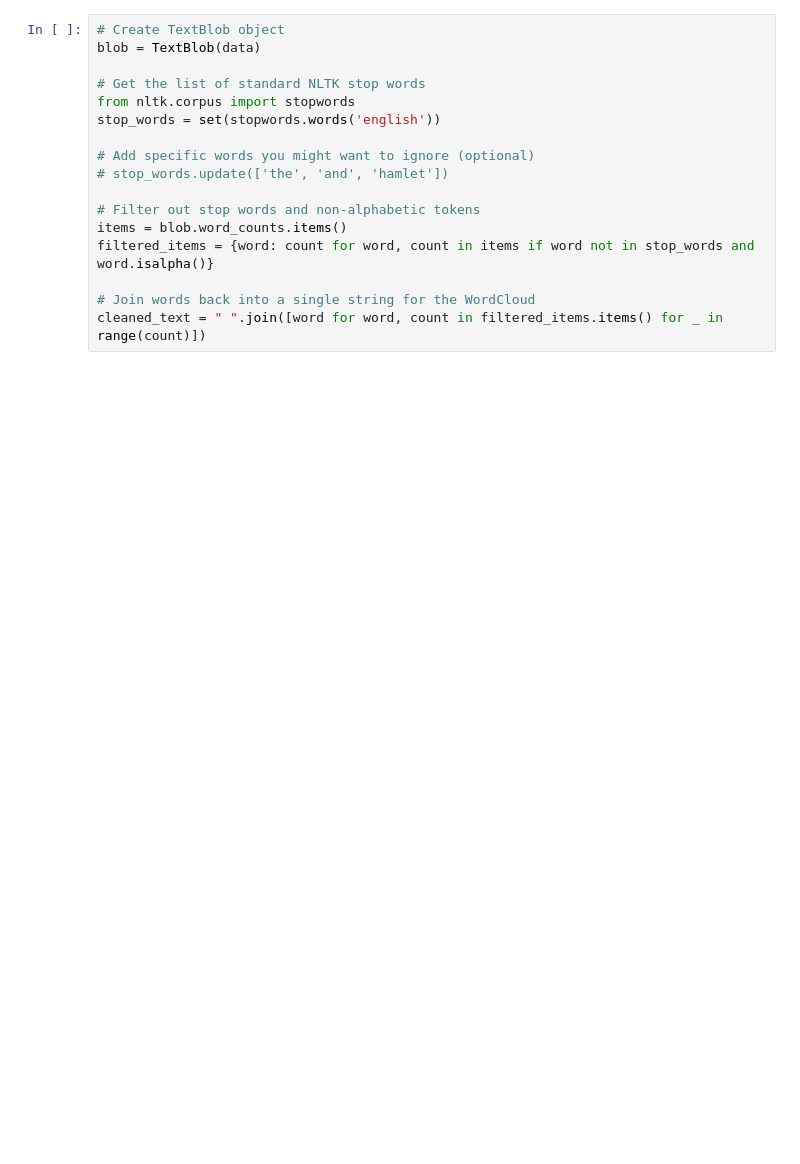
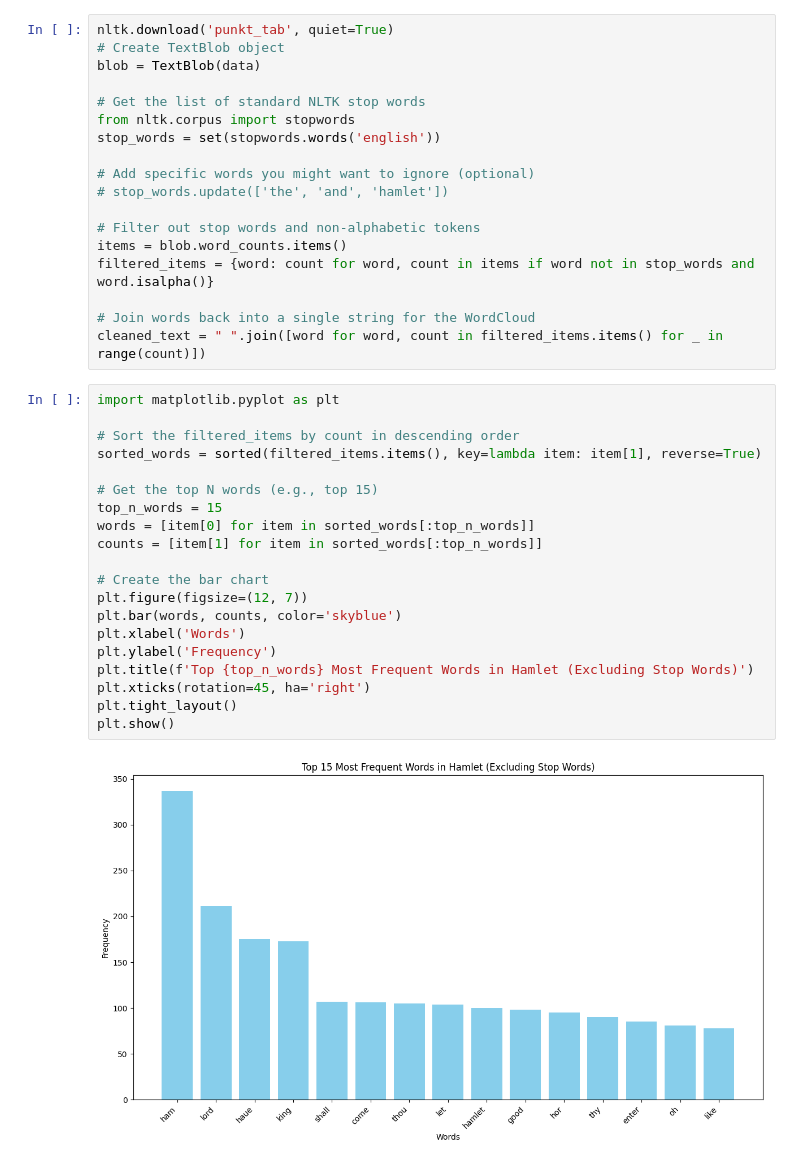
Before and after one commit to dionysus-laughed/school_cs4410, a Jupyter notebook: summers_hw6_cs4410.ipynb, the cells around one changed output. Saved outputs shown, nothing was run; the diff lists cells and outputs as text; blank space fills up the shorter version.

```diff
--- a/summers_hw6_cs4410.ipynb
+++ b/summers_hw6_cs4410.ipynb
@@ -28,4 +41,5 @@ print("Mask image loaded successfully.")
 # %%
+nltk.download('punkt_tab', quiet=True)
 # Create TextBlob object
 blob = TextBlob(data)
 
@@ -42,6 +56,28 @@ filtered_items = {word: count for word, count in items if word not in stop_words
 
 # Join words back into a single string for the WordCloud
 cleaned_text = " ".join([word for word, count in filtered_items.items() for _ in range(count)])
+# %%
+import matplotlib.pyplot as plt
+
+# Sort the filtered_items by count in descending order
+sorted_words = sorted(filtered_items.items(), key=lambda item: item[1], reverse=True)
+
+# Get the top N words (e.g., top 15)
+top_n_words = 15
+words = [item[0] for item in sorted_words[:top_n_words]]
+counts = [item[1] for item in sorted_words[:top_n_words]]
+
+# Create the bar chart
+plt.figure(figsize=(12, 7))
+plt.bar(words, counts, color='skyblue')
+plt.xlabel('Words')
+plt.ylabel('Frequency')
+plt.title(f'Top {top_n_words} Most Frequent Words in Hamlet (Excluding Stop Words)')
+plt.xticks(rotation=45, ha='right')
+plt.tight_layout()
+plt.show()
+# %% [output]
+[figure, added]
 # %%
 # Configure WordCloud
 wordcloud = WordCloud(
```
Also changed, not shown: parts of 3 cells of this notebook.
